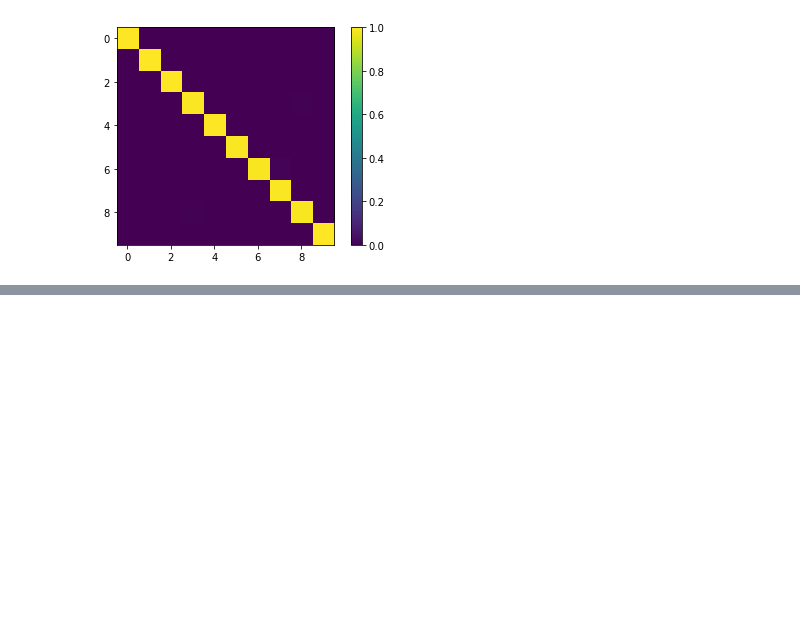
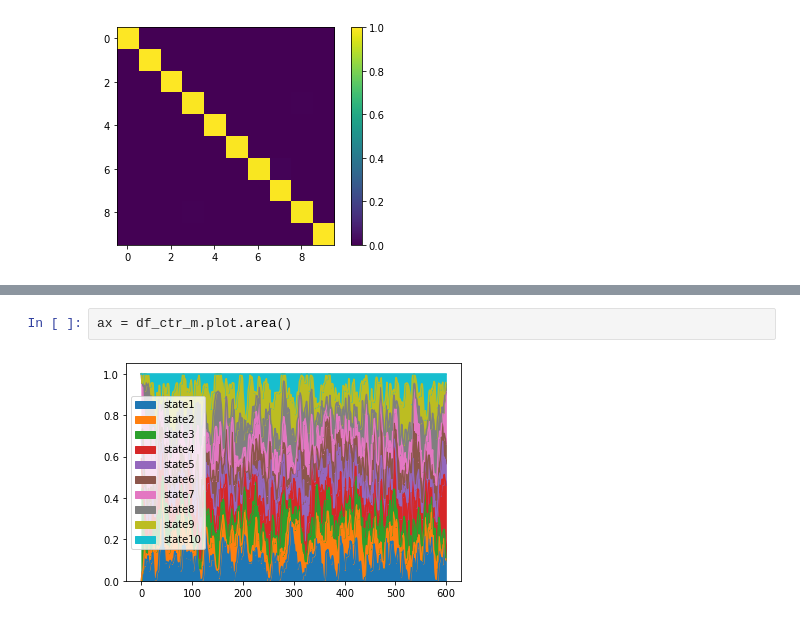
Before and after one commit to catalinabustam/tms_hmm, a Jupyter notebook: hmm.ipynb, the cells around one changed output, grey strips where cells are left out. Drawn from its saved outputs; the diff is of its cells as text; blank space fills up the shorter version.

```diff
--- a/hmm.ipynb
+++ b/hmm.ipynb
@@ -505,0 +628,4 @@ plt.show()
+# %%
+ax = df_ctr_m.plot.area()
+# %% [output]
+[figure, added]
```
Also changed, not shown: parts of 21 cells of this notebook.
